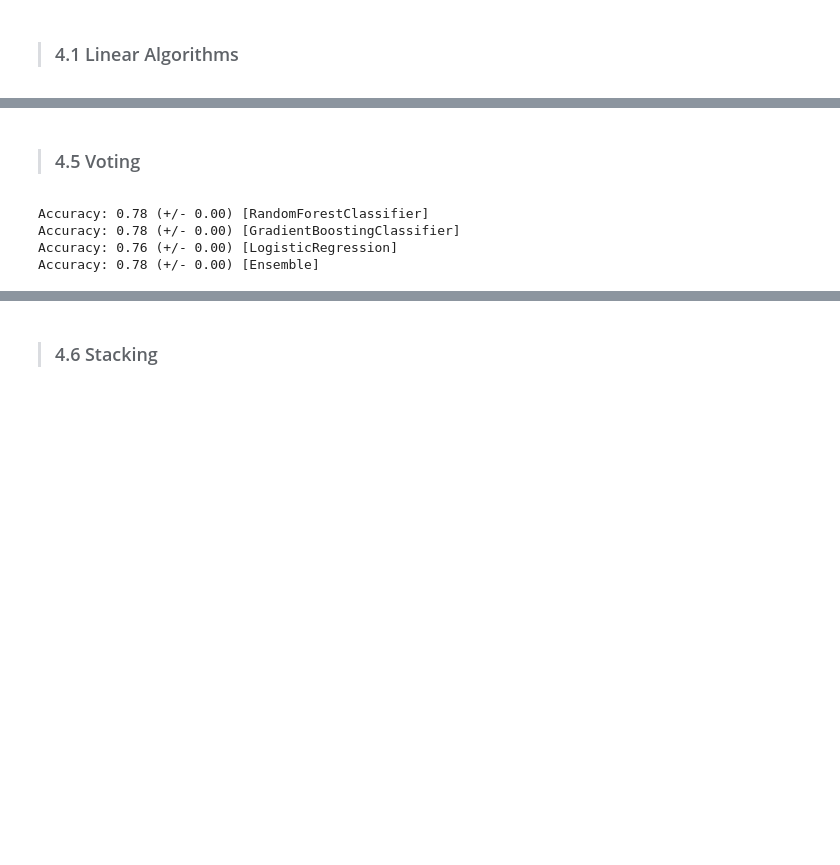
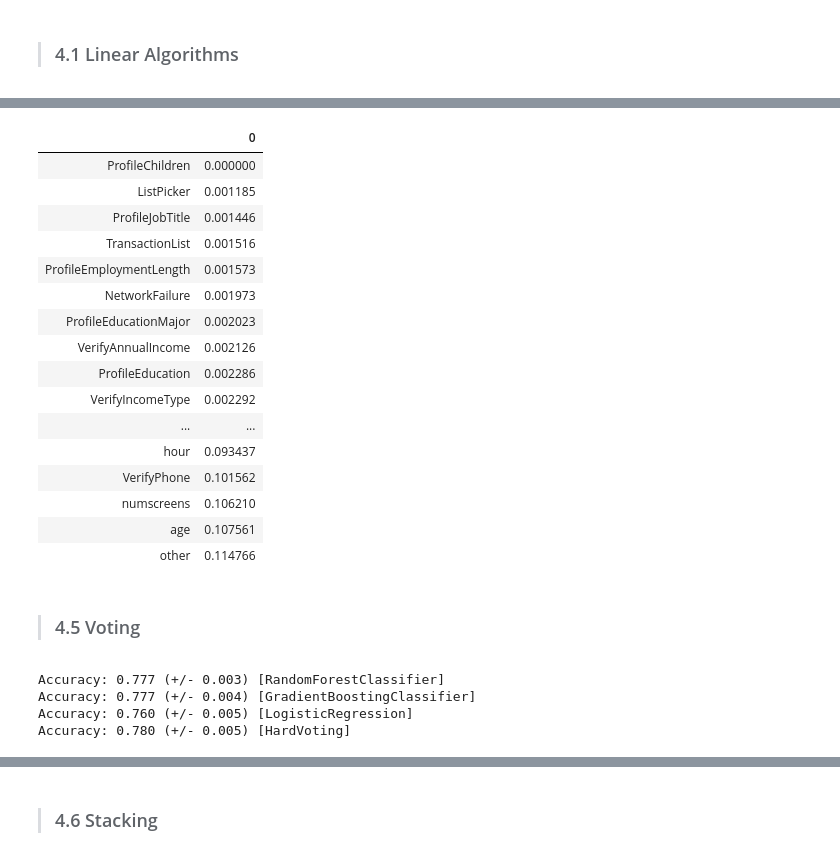
Before and after one commit to av90/IndustrialApplicableProjects, a Jupyter notebook: 03. MobileAppSubscriptionAnalysis.ipynb, the cells around one changed output, grey strips where cells are left out. Drawn from its saved outputs; the diff is of its cells as text; code cells hidden in the pictures; blank space fills up the shorter version.

```diff
--- a/03. MobileAppSubscriptionAnalysis.ipynb
+++ b/03. MobileAppSubscriptionAnalysis.ipynb
@@ -502,0 +478,5 @@ GradientBoostingClassifier: 0.776625 (0.006442)
+# %%
+x_train, x_test, y_train, y_test = train_test_split(data, target, test_size=0.33, random_state=42)
+# %%
+clf = RandomForestClassifier(class_weight='balanced')
+clf.fit(x_train,y_train)
@@ -503,3 +504,23 @@ GradientBoostingClassifier: 0.776625 (0.006442)
+# %%
+pd.DataFrame(clf.feature_importances_,index=x_train.columns.tolist()).sort_values(0)
+# %% [output]
+|  | 0 |
+| ProfileChildren | 0.000000 |
+| ListPicker | 0.001185 |
+| ProfileJobTitle | 0.001446 |
+| TransactionList | 0.001516 |
+| ProfileEmploymentLength | 0.001573 |
+| NetworkFailure | 0.001973 |
+| ProfileEducationMajor | 0.002023 |
+| VerifyAnnualIncome | 0.002126 |
+| ProfileEducation | 0.002286 |
+| VerifyIncomeType | 0.002292 |
+| ... | ... |
+| hour | 0.093437 |
+| VerifyPhone | 0.101562 |
+| numscreens | 0.106210 |
+| age | 0.107561 |
+| other | 0.114766 |
 # %% [markdown]
 > ### 4.5 Voting
 # %%
@@ -515,12 +536,12 @@ voter = VotingClassifier(estimators=[('RandomForestClassifier', RandomForestClas
 for name, model in zip(['RandomForestClassifier', 'GradientBoostingClassifier', 'LogisticRegression', 'HardVoting'],
                        [RandomForestClassifier(), GradientBoostingClassifier(), LogisticRegression(), voter]):
     scores = cross_val_score(model, x_train, y_train, scoring='accuracy', cv=5)
-    print("Accuracy: %0.2f (+/- %0.2f) [%s]" % (scores.mean(), scores.std(), name))
+    print("Accuracy: %0.3f (+/- %0.3f) [%s]" % (scores.mean(), scores.std(), name))
 # %% [output]
-Accuracy: 0.78 (+/- 0.00) [RandomForestClassifier]
-Accuracy: 0.78 (+/- 0.00) [GradientBoostingClassifier]
-Accuracy: 0.76 (+/- 0.00) [LogisticRegression]
-Accuracy: 0.78 (+/- 0.00) [Ensemble]
+Accuracy: 0.777 (+/- 0.003) [RandomForestClassifier]
+Accuracy: 0.777 (+/- 0.004) [GradientBoostingClassifier]
+Accuracy: 0.760 (+/- 0.005) [LogisticRegression]
+Accuracy: 0.780 (+/- 0.005) [HardVoting]
 # %%
 # Soft Voting
 voter = VotingClassifier(estimators=[('RandomForestClassifier', RandomForestClassifier()),
```
Also changed, not shown: parts of 33 cells of this notebook.
